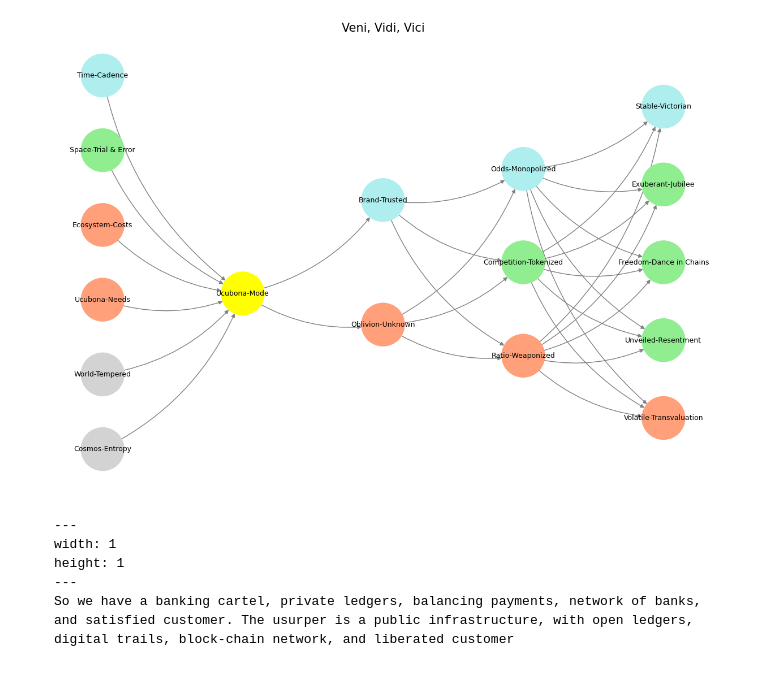
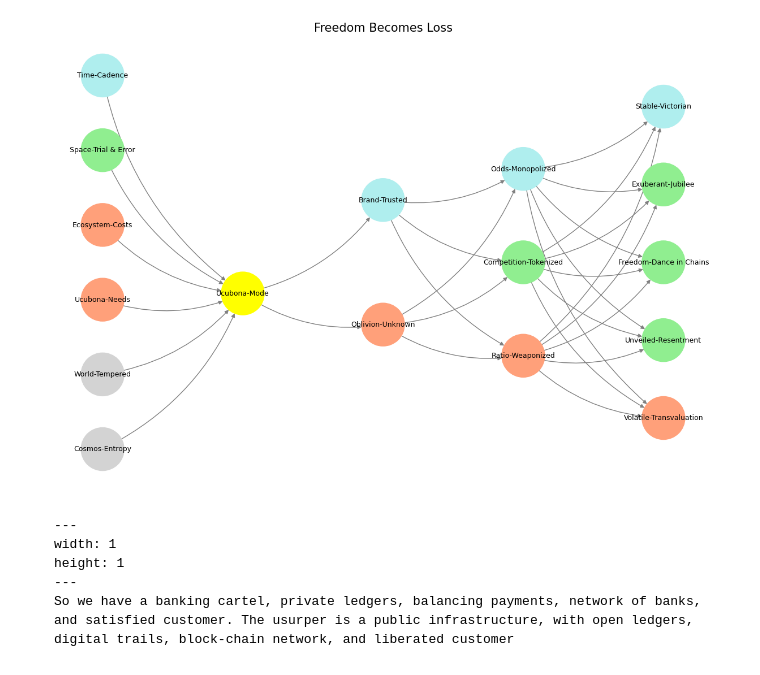
Before and after one commit to abikesa/website, a Jupyter notebook: kitabo/ensi/_build/jupyter_execute/act1/chapter2.ipynb, the cells around one changed output. Saved outputs shown, nothing was run; the diff lists cells and outputs as text; code cells hidden in the pictures.

Commit message:
freedom becomes loss

````diff
--- a/kitabo/ensi/_build/jupyter_execute/act1/chapter2.ipynb
+++ b/kitabo/ensi/_build/jupyter_execute/act1/chapter2.ipynb
@@ -87,35 +87,35 @@ def visualize_nn():
     pos = {}
     node_colors = []
 
     # Add nodes and assign positions
     for i, (layer_name, nodes) in enumerate(layers.items()):
         positions = calculate_positions(nodes, x_offset=i * 2)
         for node, position in zip(nodes, positions):
             G.add_node(node, layer=layer_name)
             pos[node] = position
             node_colors.append(colors.get(node, 'lightgray'))
 
     # Add edges (automated for consecutive layers)
     layer_names = list(layers.keys())
     for i in range(len(layer_names) - 1):
         source_layer, target_layer = layer_names[i], layer_names[i + 1]
         for source in layers[source_layer]:
             for target in layers[target_layer]:
                 G.add_edge(source, target)
 
     # Draw the graph
     plt.figure(figsize=(12, 8))
     nx.draw(
         G, pos, with_labels=True, node_color=node_colors, edge_color='gray',
         node_size=3000, font_size=9, connectionstyle="arc3,rad=0.2"
     )
-    plt.title("Veni, Vidi, Vici", fontsize=15)
+    plt.title("Freedom Becomes Loss", fontsize=15)
     plt.show()
 
 # Run the visualization
 visualize_nn()
 # %% [output]
-[figure, old version]
+[figure, new version]
 # %% [markdown]
 ```{figure} ../figures/blanche.*
 ---
````
Also changed, not shown: parts of 1 cell of this notebook, 6 other files.
